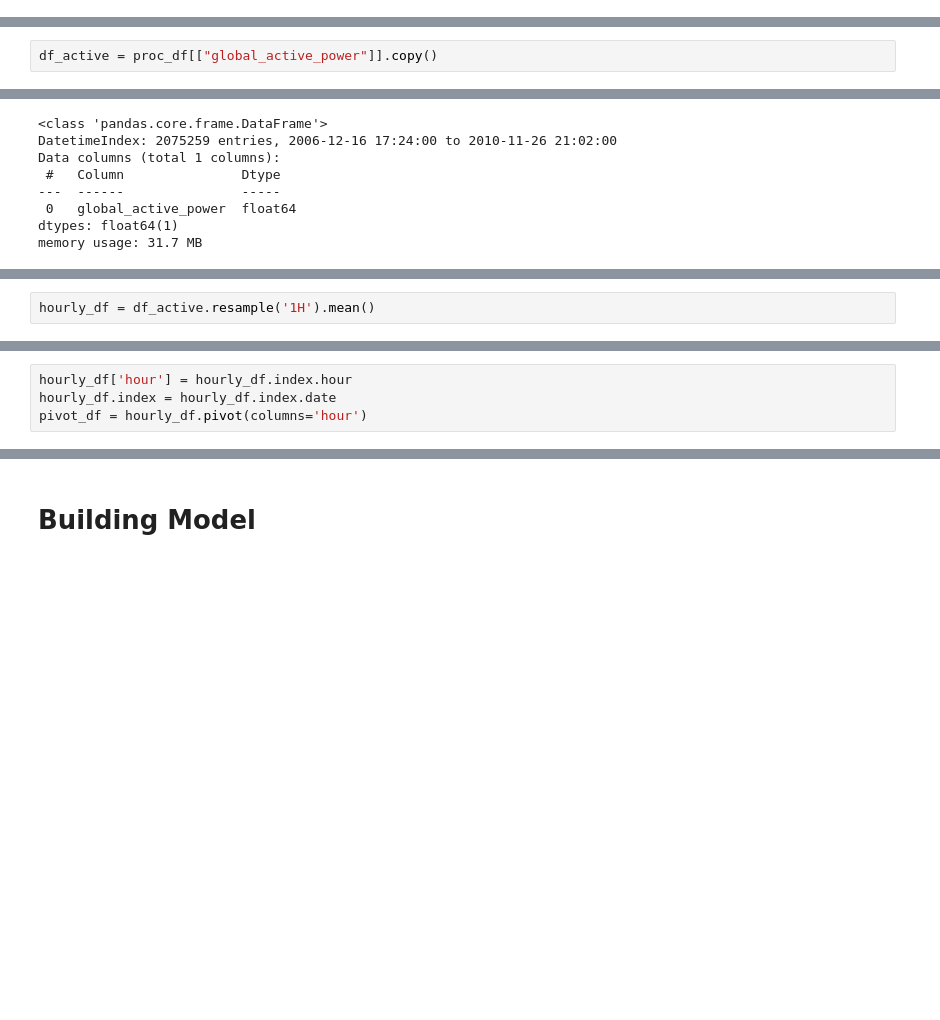
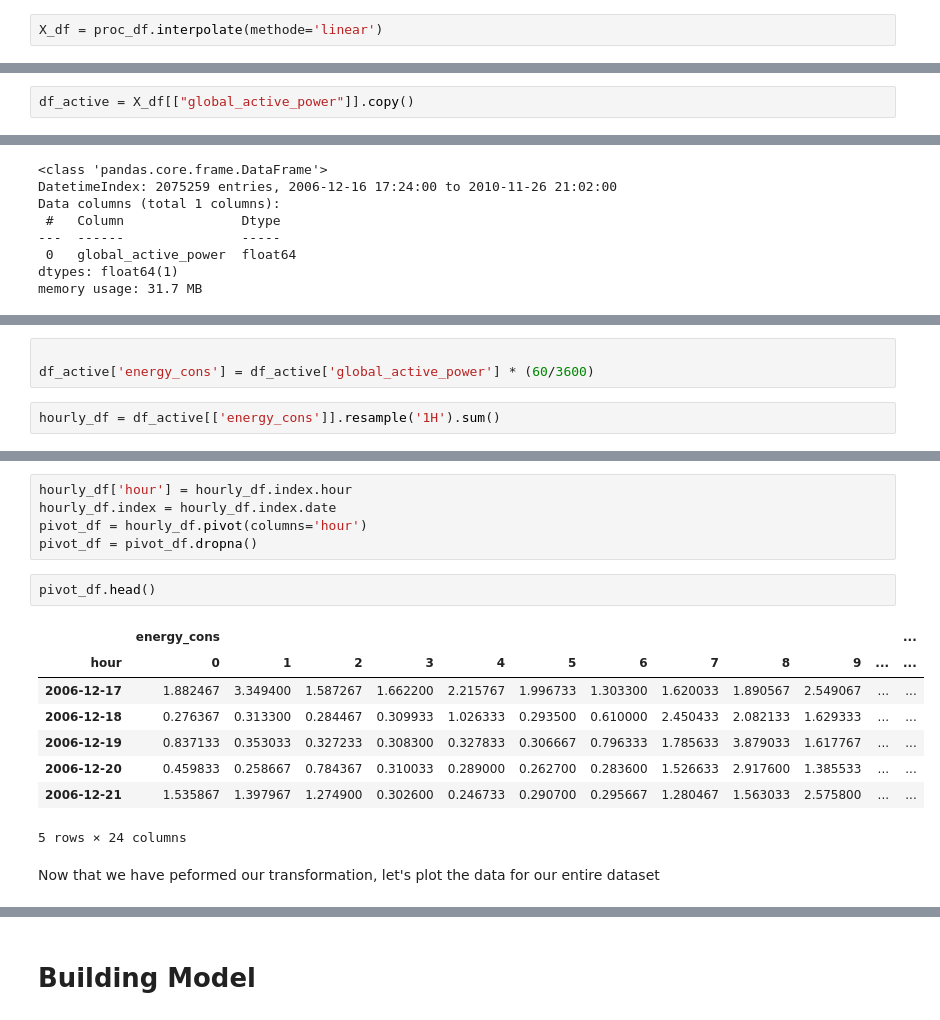
Before and after one commit to seydoudia/ml_energy, a Jupyter notebook: dev_analysis.ipynb, the cells around one changed output, grey strips where cells are left out. Drawn from its saved outputs; the diff is of its cells as text; blank space fills up the shorter version.

```diff
--- a/dev_analysis.ipynb
+++ b/dev_analysis.ipynb
@@ -95,0 +196,2 @@ df_cons.columns = [col_name.lower() for col_name in col_names]
+# %%
+X_df = proc_df.interpolate(methode='linear')
@@ -163,5 +248,5 @@ In this study we will focus on the global active power
 # %%
-df_active = proc_df[["global_active_power"]].copy()
+df_active = X_df[["global_active_power"]].copy()
 # %%
 df_active.info()
 # %% [output]
@@ -176,2 +263,5 @@ memory usage: 31.7 MB
+# %%
+
+df_active['energy_cons'] = df_active['global_active_power'] * (60/3600)
 # %%
-hourly_df = df_active.resample('1H').mean()
+hourly_df = df_active[['energy_cons']].resample('1H').sum()
@@ -219,4 +345,18 @@ fig.tight_layout(rect=[0, 0, 1, 0.95])
 hourly_df['hour'] = hourly_df.index.hour
 hourly_df.index = hourly_df.index.date
 pivot_df = hourly_df.pivot(columns='hour')
+pivot_df = pivot_df.dropna()
+# %%
+pivot_df.head()
+# %% [output]
+|  | energy_cons |  |  |  |  |  |  |  |  |  |  | ... |
+| hour | 0 | 1 | 2 | 3 | 4 | 5 | 6 | 7 | 8 | 9 | ... | ... |
+| 2006-12-17 | 1.882467 | 3.349400 | 1.587267 | 1.662200 | 2.215767 | 1.996733 | 1.303300 | 1.620033 | 1.890567 | 2.549067 | ... | ... |
+| 2006-12-18 | 0.276367 | 0.313300 | 0.284467 | 0.309933 | 1.026333 | 0.293500 | 0.610000 | 2.450433 | 2.082133 | 1.629333 | ... | ... |
+| 2006-12-19 | 0.837133 | 0.353033 | 0.327233 | 0.308300 | 0.327833 | 0.306667 | 0.796333 | 1.785633 | 3.879033 | 1.617767 | ... | ... |
+| 2006-12-20 | 0.459833 | 0.258667 | 0.784367 | 0.310033 | 0.289000 | 0.262700 | 0.283600 | 1.526633 | 2.917600 | 1.385533 | ... | ... |
+| 2006-12-21 | 1.535867 | 1.397967 | 1.274900 | 0.302600 | 0.246733 | 0.290700 | 0.295667 | 1.280467 | 1.563033 | 2.575800 | ... | ... |
+5 rows × 24 columns
+# %% [markdown]
+Now that we have peformed our transformation, let's plot the data for our entire dataset
 # %%
```
Also changed, not shown: parts of 39 cells of this notebook.
